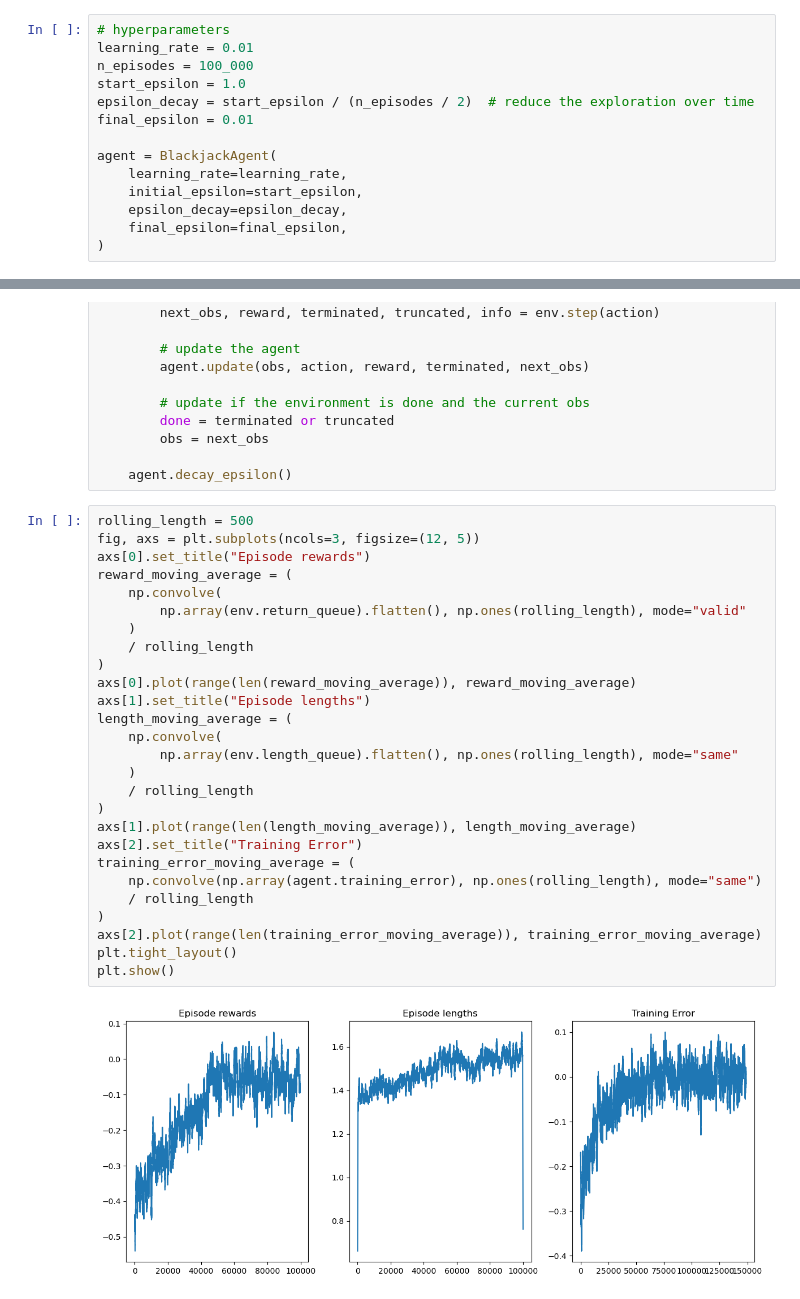
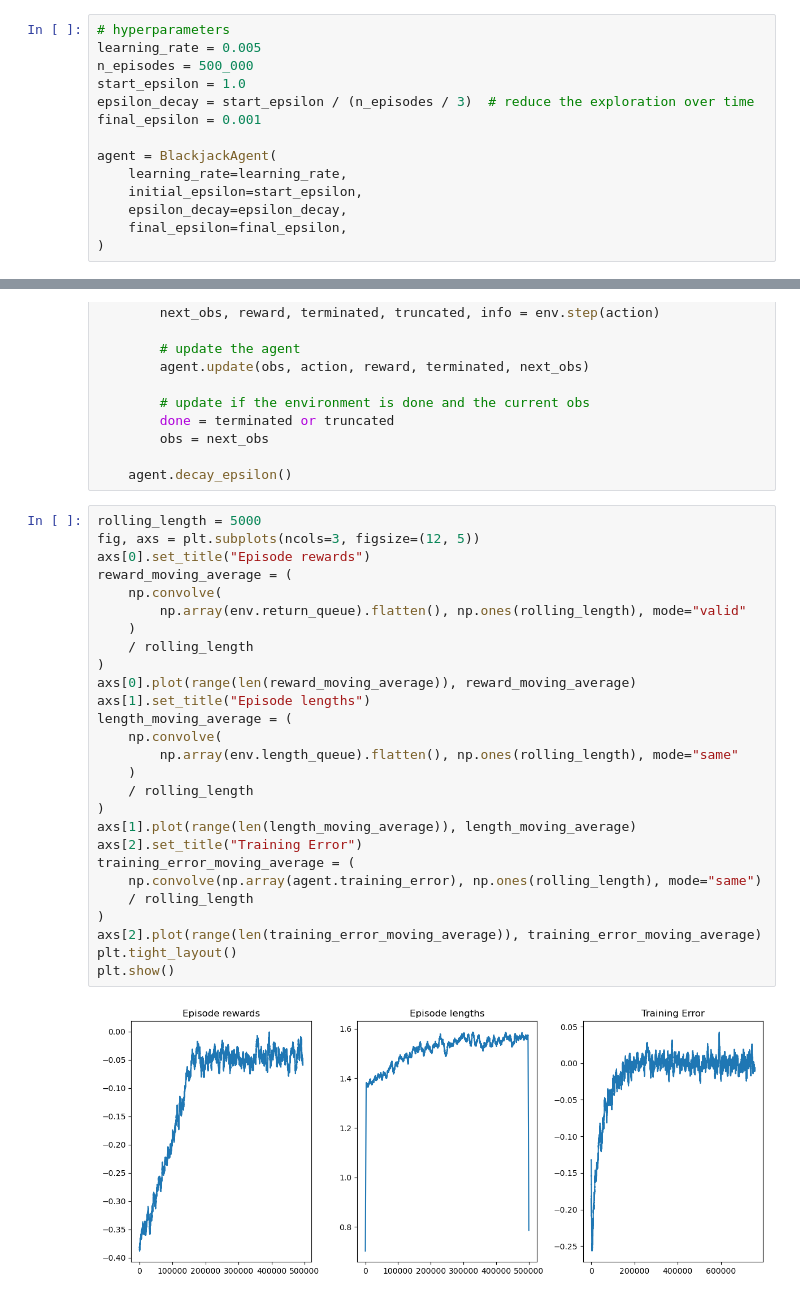
Before and after one commit to fhswf/DeepLearning, a Jupyter notebook: Blackjack_Q-Learning.ipynb, the cells around one changed output, grey strips where cells are left out. Saved outputs shown, nothing was run; the diff lists cells and outputs as text.

```diff
--- a/Blackjack_Q-Learning.ipynb
+++ b/Blackjack_Q-Learning.ipynb
@@ -102,11 +93,11 @@ class BlackjackAgent:
         self.epsilon = max(self.final_epsilon, self.epsilon - epsilon_decay)
 # %%
 # hyperparameters
-learning_rate = 0.01
-n_episodes = 100_000
+learning_rate = 0.005
+n_episodes = 500_000
 start_epsilon = 1.0
-epsilon_decay = start_epsilon / (n_episodes / 2)  # reduce the exploration over time
-final_epsilon = 0.01
+epsilon_decay = start_epsilon / (n_episodes / 3)  # reduce the exploration over time
+final_epsilon = 0.001
 
 agent = BlackjackAgent(
     learning_rate=learning_rate,
@@ -134,34 +125,34 @@ for episode in tqdm(range(n_episodes)):
 
     agent.decay_epsilon()
 # %%
-rolling_length = 500
+rolling_length = 5000
 fig, axs = plt.subplots(ncols=3, figsize=(12, 5))
 axs[0].set_title("Episode rewards")
 reward_moving_average = (
     np.convolve(
         np.array(env.return_queue).flatten(), np.ones(rolling_length), mode="valid"
     )
     / rolling_length
 )
 axs[0].plot(range(len(reward_moving_average)), reward_moving_average)
 axs[1].set_title("Episode lengths")
 length_moving_average = (
     np.convolve(
         np.array(env.length_queue).flatten(), np.ones(rolling_length), mode="same"
     )
     / rolling_length
 )
 axs[1].plot(range(len(length_moving_average)), length_moving_average)
 axs[2].set_title("Training Error")
 training_error_moving_average = (
     np.convolve(np.array(agent.training_error), np.ones(rolling_length), mode="same")
     / rolling_length
 )
 axs[2].plot(range(len(training_error_moving_average)), training_error_moving_average)
 plt.tight_layout()
 plt.show()
 # %% [output]
-[figure, old version]
+[figure, new version]
 # %%
 def create_grids(agent, usable_ace=False):
     """Create value and policy grid given an agent."""
```
Also changed, not shown: parts of 4 cells of this notebook, 19 other files.
